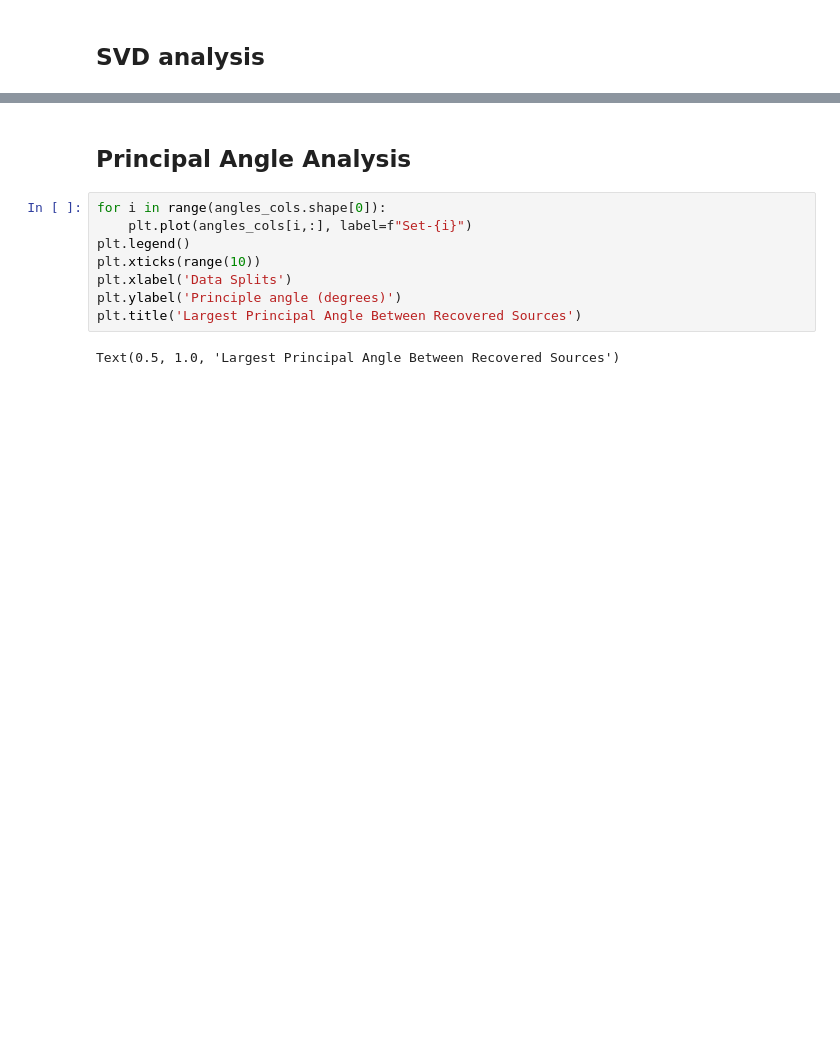
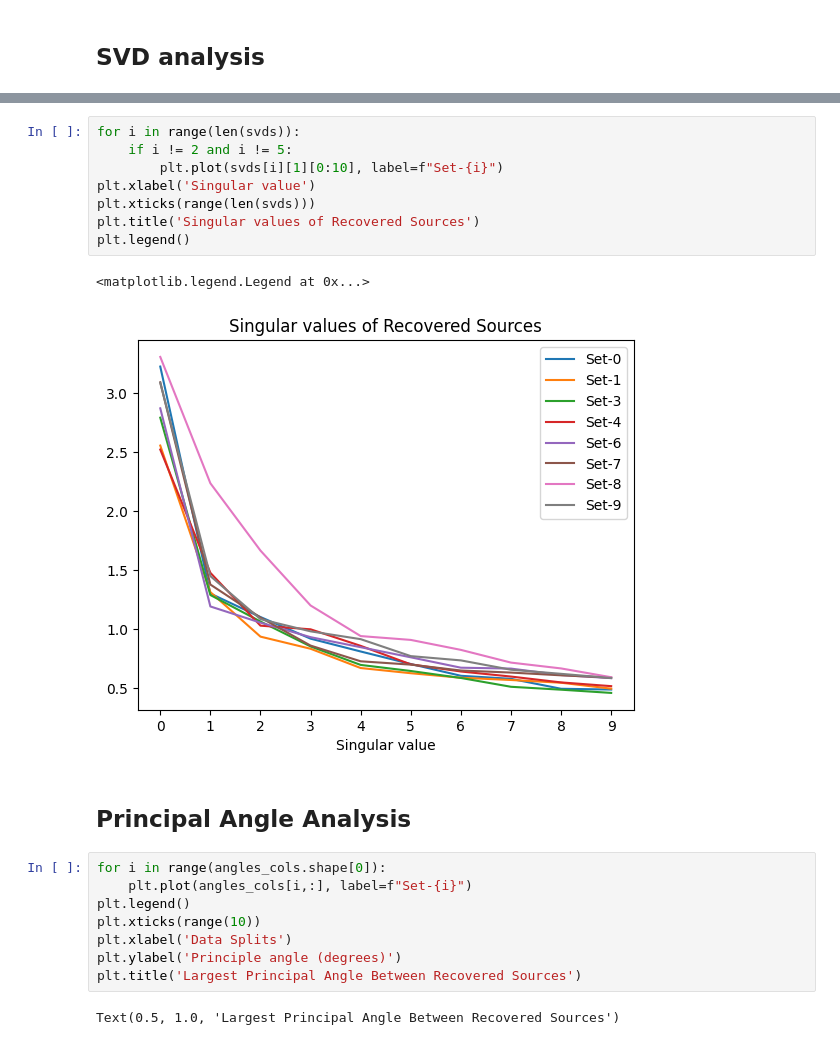
Before and after one commit to matthewmerris/TensorizedRatNets, a Jupyter notebook: notebooks/L300100_baseline-100nodes.ipynb, the cells around one changed output, grey strips where cells are left out. Saved outputs shown, nothing was run; the diff lists cells and outputs as text; blank space fills up the shorter version.

```diff
--- a/notebooks/L300100_baseline-100nodes.ipynb
+++ b/notebooks/L300100_baseline-100nodes.ipynb
@@ -135,3 +206,14 @@ plt.legend()
+# %%
+for i in range(len(svds)):
+    if i != 2 and i != 5:
+        plt.plot(svds[i][1][0:10], label=f"Set-{i}")
+plt.xlabel('Singular value')
+plt.xticks(range(len(svds)))
+plt.title('Singular values of Recovered Sources')
+plt.legend()
+# %% [output]
+<matplotlib.legend.Legend at 0x...>
+[figure, added]
 # %% [markdown]
 ## Principal Angle Analysis
 # %%
```
Also changed, not shown: parts of 15 cells of this notebook.
